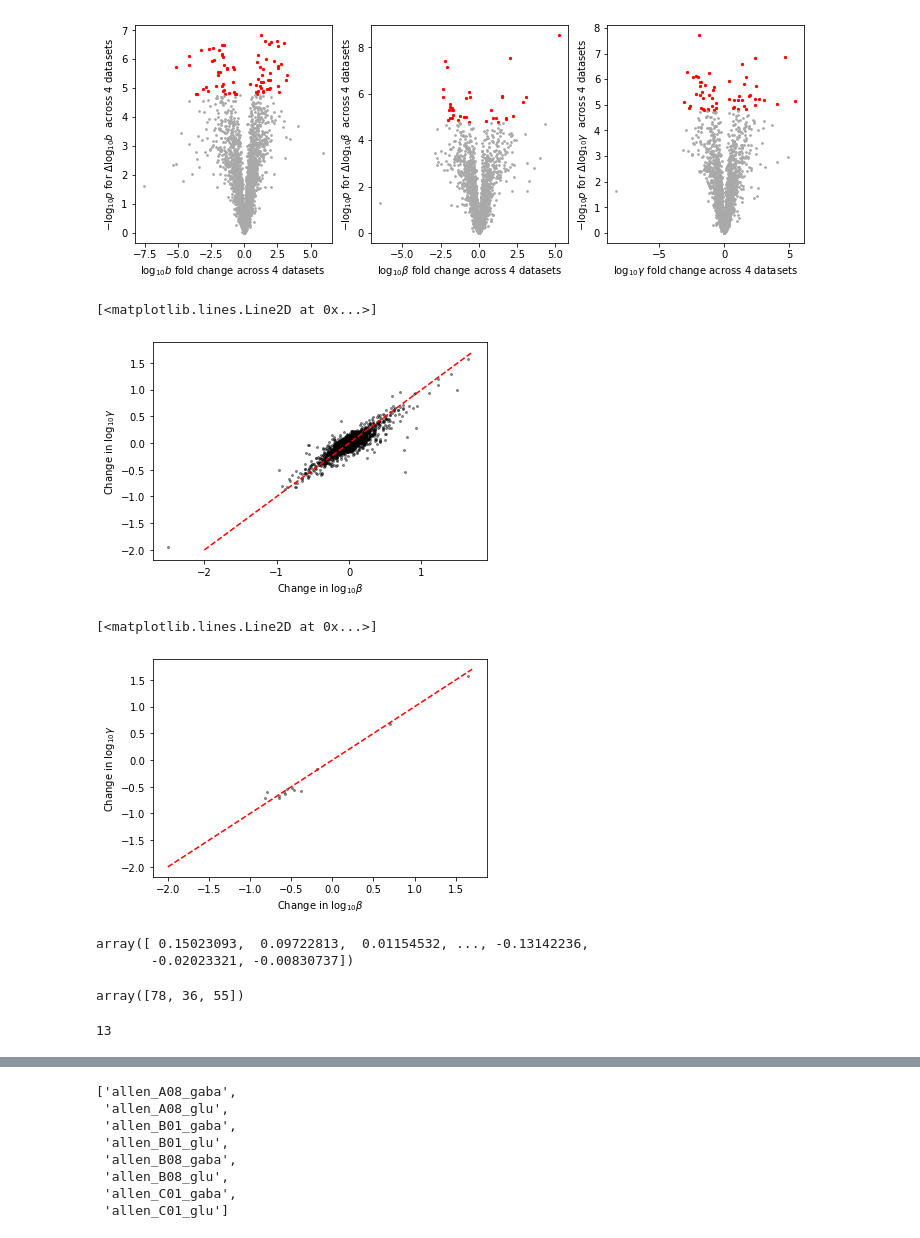
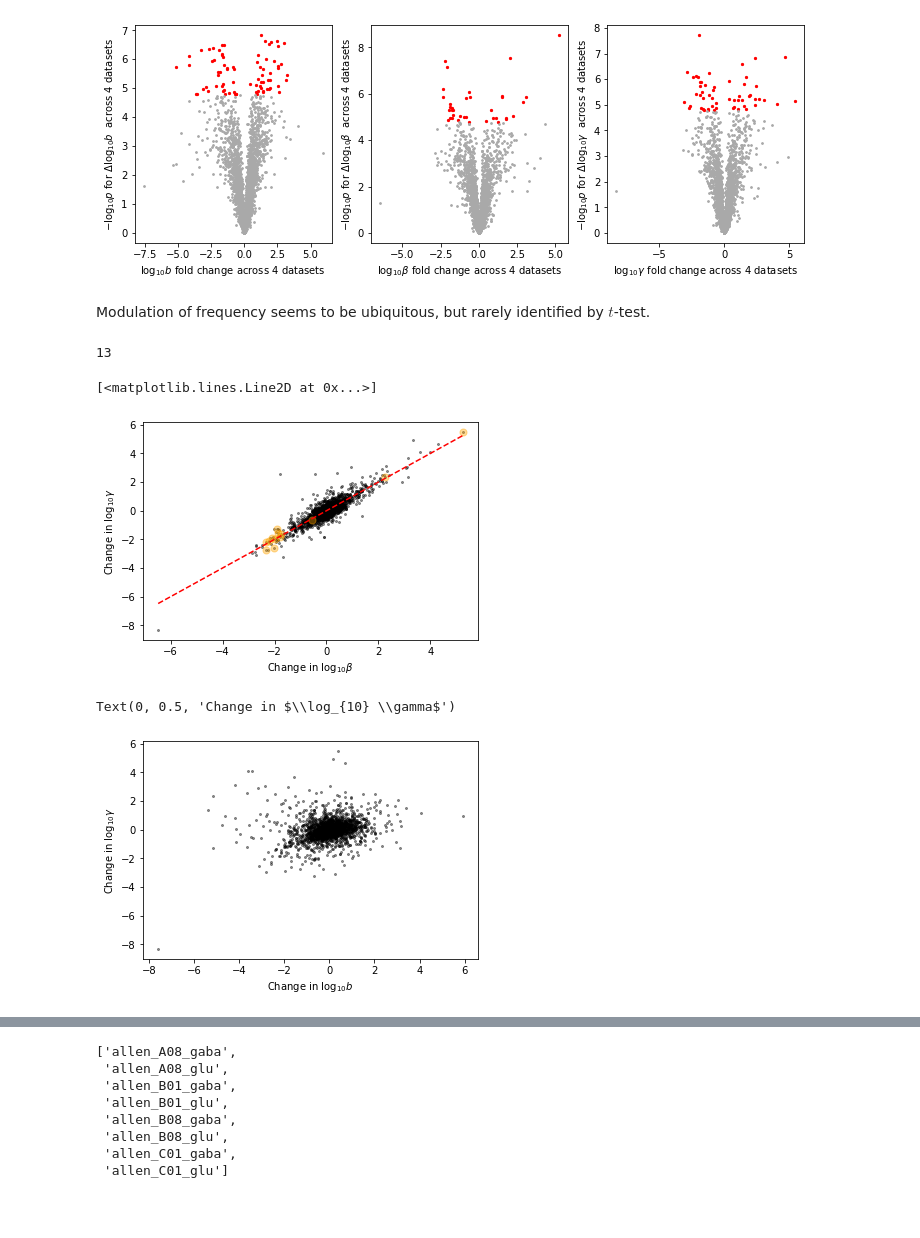
Before and after one commit to gennadygorin/seq-cme-technoise, a Jupyter notebook: gg220601_allen_celltypes_de_multiset.ipynb, the cells around one changed output, grey strips where cells are left out. Drawn from its saved outputs; the diff is of its cells as text; code cells hidden in the pictures; blank space fills up the shorter version.

```diff
--- a/gg220601_allen_celltypes_de_multiset.ipynb
+++ b/gg220601_allen_celltypes_de_multiset.ipynb
@@ -293,0 +148,4 @@ for i in range(len(dataset_meta)):
+# %%
+p_mean = np.zeros(n_genes)
+for j in range(n_genes):
+    p_mean[j] = scipy.stats.ttest_ind(mean_vals[0,:,j],mean_vals[1,:,j],equal_var=False)[1]
@@ -331,14 +223,0 @@ for i in range(n_phys_pars):
-# %%
-
-pval_thr = 0.05/n_genes
-
-fig1,ax1 = plt.subplots(1,n_phys_pars,figsize=(12,4))
-p =  []
-for i in range(n_phys_pars):
-    ax1[i].errorbar(par_vals[0,:,:,i].mean(0),par_vals[1,:,:,i].mean(0),
-                     par_vals[0,:,:,i].std(0),par_vals[1,:,:,i].std(0),'k.',alpha=0.1,markersize=1)
-    p_ = np.zeros(n_genes)
-    for j in range(n_genes):
-        p_[j] = scipy.stats.ttest_ind(par_vals[0,:,j,i],par_vals[1,:,j,i],equal_var=False)[1]
-    p.append(p_)
-#     ax1[i].scatter(par_vals[0,:,:,i].mean(0),par_vals[1,:,:,i].mean(0),color=Degas[1],s=2)
@@ -347,25 +238,36 @@ for i in range(n_phys_pars):
 # %%
 fig1,ax1 = plt.subplots(1,n_phys_pars,figsize=(12,4))
-gf_ = []
+fc_parval = ((par_vals[1,:,:,:]-par_vals[0,:,:,:])/np.log10(2)).mean(0)
+gf_par = []
 for i in range(n_phys_pars):
-    fc_d = (par_vals[1,:,:,i]-par_vals[0,:,:,i]).mean(0)
-    gf = p[i]<pval_thr
-    p_ = -np.log10(p[i])
-    ax1[i].scatter(fc_d[gf]/np.log10(2),p_[gf],color='r',s=5)
-    ax1[i].scatter(fc_d[~gf]/np.log10(2),p_[~gf],color='darkgray',s=3)
-    gf_.append(gf)
+#     fc_d = (par_vals[1,:,:,i]-par_vals[0,:,:,i]).mean(0)
+    fc_d = fc_parval[:,i]
+    gf = p_par[i]<pval_thr
+
+    logp_par = -np.log10(p_par[i])
+    ax1[i].scatter(fc_d[gf],logp_par[gf],color='r',s=5)
+    ax1[i].scatter(fc_d[~gf],logp_par[~gf],color='darkgray',s=3)
+    gf_par.append(gf)
     ax1[i].set_ylabel(r'$-\log_{10} p$ for $\Delta$'+param_names[i]+'  across 4 datasets')
     ax1[i].set_xlabel(param_names[i]+' fold change across 4 datasets')
 
-gf = np.asarray(gf_)
+gf_par = np.asarray(gf_par)
 # %% [output]
 [figure]
+# %% [markdown]
+Modulation of frequency seems to be ubiquitous, but rarely identified by $t$-test.
+# %%
+k = gf_par[1] & gf_par[2]
+k.sum()
+# %% [output]
+13
 # %%
-plt.scatter((par_vals[1,:,:,2]-par_vals[0,:,:,2]).mean(0),(par_vals[1,:,:,1]-par_vals[0,:,:,1]).mean(0),4,'k',alpha=0.4)
+plt.scatter(fc_parval[:,1],fc_parval[:,2],4,'k',alpha=0.4)
+plt.scatter(fc_parval[k,1],fc_parval[k,2],50,'orange',alpha=0.4)
 plt.xlabel('Change in '+param_names[1])
 plt.ylabel('Change in '+param_names[2])
-xl = [-2,1.7]
+xl = [fc_parval[:,1].min(),fc_parval[:,1].max()]
 plt.plot(xl,xl,'r--')
 # %% [output]
 [<matplotlib.lines.Line2D at 0x...>]
-[figure, old version]
+[figure, new version]
@@ -374,22 +274,7 @@ g___ = gf[1] & gf[2]
 # %%
-plt.scatter((par_vals[1,:,:,2]-par_vals[0,:,:,2]).mean(0)[g___],(par_vals[1,:,:,1]-par_vals[0,:,:,1]).mean(0)[g___],4,'k',alpha=0.4)
-plt.xlabel('Change in '+param_names[1])
+plt.scatter(fc_parval[:,0],fc_parval[:,2],4,'k',alpha=0.4)
+plt.xlabel('Change in '+param_names[0])
 plt.ylabel('Change in '+param_names[2])
-xl = [-2,1.7]
-plt.plot(xl,xl,'r--')
 # %% [output]
-[<matplotlib.lines.Line2D at 0x...>]
+Text(0, 0.5, 'Change in $\\log_{10} \\gamma$')
-[figure, old version]
+[figure, new version]
-# %%
-fc_d
-# %% [output]
-array([ 0.15023093,  0.09722813,  0.01154532, ..., -0.13142236,
-       -0.02023321, -0.00830737])
-# %%
-gf.sum(1)
-# %% [output]
-array([78, 36, 55])
-# %%
-(gf[1] & gf[2]).sum()
-# %% [output]
-13
```
Also changed, not shown: parts of 118 cells of this notebook, 1 other file.
